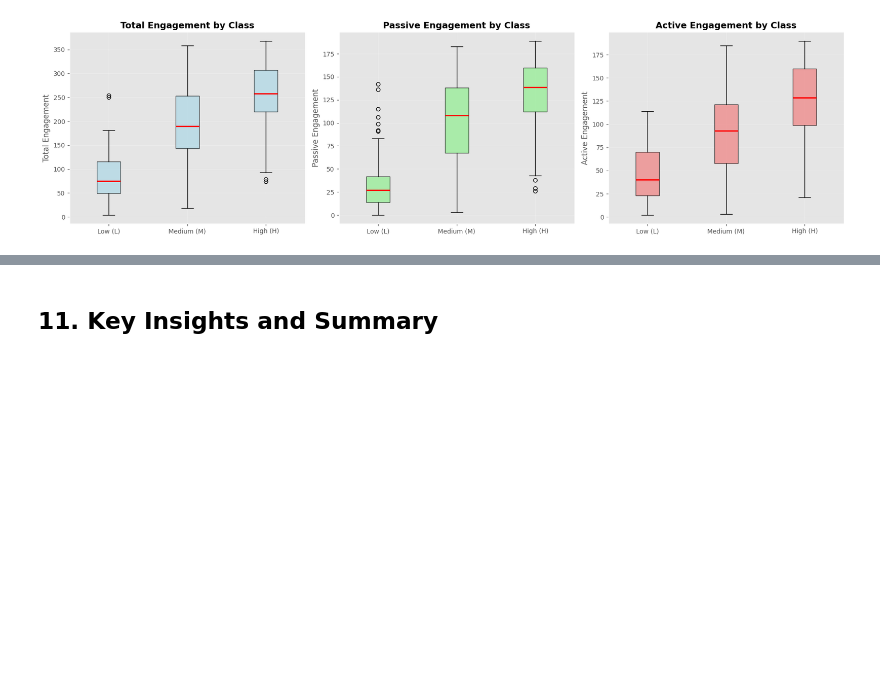
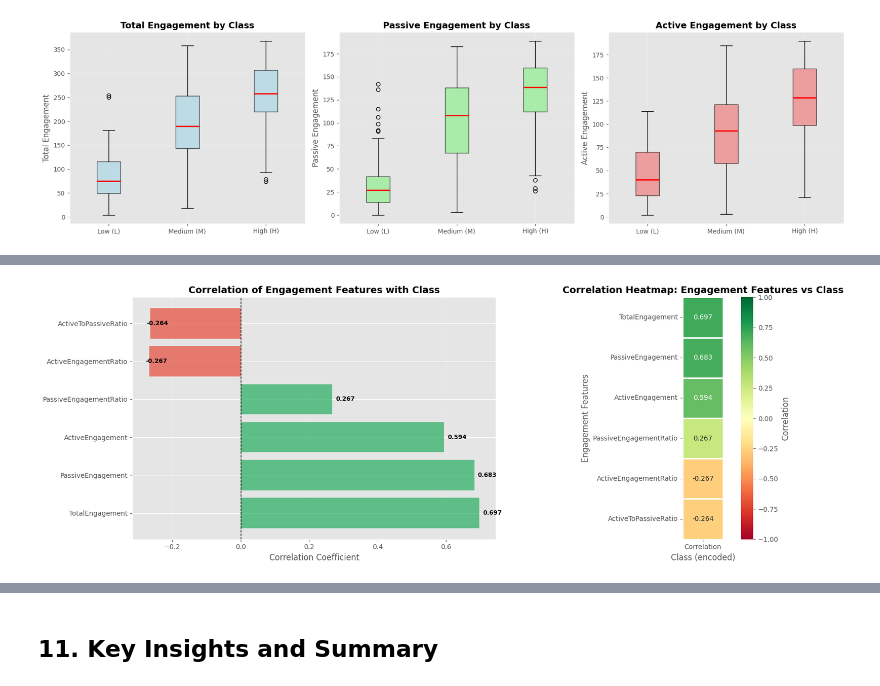
Before and after one commit to charakajg/uom-student-performance-analytics, a Jupyter notebook: pretests/charaka/xapi-edu-data.ipynb, the cells around one changed output, grey strips where cells are left out. Cells and saved outputs as stored; diff of their text form; code cells hidden in the pictures; blank space fills up the shorter version.

```diff
--- a/pretests/charaka/xapi-edu-data.ipynb
+++ b/pretests/charaka/xapi-edu-data.ipynb
@@ -650,6 +650,16 @@ df_clean['PassiveEngagement'] = (df_clean['VisitedResources'] +
 # Active Engagement: Participating/interacting (raising hands and discussions)
 df_clean['ActiveEngagement'] = (df_clean['raisedhands'] +
                                 df_clean['Discussion'])
+
+# Engagement ratio features
+# Passive engagement ratio (passive/total)
+df_clean['PassiveEngagementRatio'] = df_clean['PassiveEngagement'] / df_clean['TotalEngagement'].replace(0, np.nan)
+
+# Active engagement ratio (active/total)
+df_clean['ActiveEngagementRatio'] = df_clean['ActiveEngagement'] / df_clean['TotalEngagement'].replace(0, np.nan)
+
+# Active to passive ratio (active/passive)
+df_clean['ActiveToPassiveRatio'] = df_clean['ActiveEngagement'] / df_clean['PassiveEngagement'].replace(0, np.nan)
 
 # Visualize new features
 fig, axes = plt.subplots(1, 3, figsize=(18, 5))
@@ -694,3 +704,90 @@ plt.tight_layout()
 plt.show()
 # %% [output]
 [figure]
+# %%
+# Correlation analysis: Engagement features vs Target (Class)
+print("=" * 60)
+print("CORRELATION ANALYSIS: ENGAGEMENT FEATURES vs TARGET (CLASS)")
+print("=" * 60)
+
+# Encode target variable as numeric for correlation calculation (L=0, M=1, H=2)
+df_clean_encoded = df_clean.copy()
+class_mapping = {'L': 0, 'M': 1, 'H': 2}
+df_clean_encoded['Class_encoded'] = df_clean_encoded[target_col].map(class_mapping)
+
+# List of engagement features to analyze
+engagement_features = [
+    'TotalEngagement',
+    'PassiveEngagement',
+    'ActiveEngagement',
+    'PassiveEngagementRatio',
+    'ActiveEngagementRatio',
+    'ActiveToPassiveRatio'
+]
+
+# Calculate correlations with target
+correlations_with_target = {}
+for feature in engagement_features:
+    # Calculate Pearson correlation
+    corr = df_clean_encoded[feature].corr(df_clean_encoded['Class_encoded'])
+    correlations_with_target[feature] = corr
+
+# Create correlation dataframe
+corr_df = pd.DataFrame({
+    'Feature': engagement_features,
+    'Correlation with Class': [correlations_with_target[f] for f in engagement_features]
+}).sort_values('Correlation with Class', key=abs, ascending=False)
+
+print("\nCorrelation with Target (Class):")
+print("-" * 60)
+print(corr_df.to_string(index=False))
+print("\nNote: Class encoded as L=0, M=1, H=2")
+print("Positive correlation = higher values associated with higher class (H)")
+print("Negative correlation = higher values associated with lower class (L)")
+
+# Visualize correlations
+fig, axes = plt.subplots(1, 2, figsize=(16, 6))
+
+# Bar plot of correlations
+colors = ['#27ae60' if x > 0 else '#e74c3c' for x in corr_df['Correlation with Class']]
+axes[0].barh(range(len(corr_df)), corr_df['Correlation with Class'], color=colors, alpha=0.7)
+axes[0].set_yticks(range(len(corr_df)))
+axes[0].set_yticklabels(corr_df['Feature'], fontsize=10)
+axes[0].axvline(x=0, color='black', linestyle='--', linewidth=1)
+axes[0].set_xlabel('Correlation Coefficient', fontsize=12)
+axes[0].set_title('Correlation of Engagement Features with Class', fontsize=14, fontweight='bold')
+axes[0].grid(True, alpha=0.3, axis='x')
+
+# Add correlation values as text
+for idx, (i, row) in enumerate(corr_df.iterrows()):
+    corr_val = row['Correlation with Class']
+    axes[0].text(corr_val + 0.01 if corr_val > 0 else corr_val - 0.01,
+                 idx, f"{corr_val:.3f}",
+                 va='center', fontsize=9, fontweight='bold')
+
+# Heatmap of correlation matrix
+engagement_features_with_target = engagement_features + ['Class_encoded']
+corr_matrix = df_clean_encoded[engagement_features_with_target].corr()
+corr_with_class = corr_matrix[['Class_encoded']].drop('Class_encoded')
+corr_with_class.columns = ['Correlation']
+
+sns.heatmap(corr_with_class, annot=True, fmt='.3f', cmap='RdYlGn',
+           center=0, vmin=-1, vmax=1, cbar_kws={'label': 'Correlation'},
+           ax=axes[1], square=True, linewidths=1)
+axes[1].set_title('Correlation Heatmap: Engagement Features vs Class', fontsize=14, fontweight='bold')
+axes[1].set_ylabel('Engagement Features', fontsize=12)
+axes[1].set_xlabel('Class (encoded)', fontsize=12)
+
+plt.tight_layout()
+plt.show()
+
+# Summary statistics by class for engagement features
+print("\n" + "=" * 60)
+print("SUMMARY STATISTICS BY CLASS")
+print("=" * 60)
+for feature in engagement_features:
+    print(f"\n{feature}:")
+    print("-" * 40)
+    summary_by_class = df_clean.groupby(target_col)[feature].agg(['mean', 'median', 'std'])
+    print(summary_by_class.round(3))
+# %% [output]
@@ -696,0 +811 @@ plt.show()
+[figure, added]
```
Also changed, not shown: parts of 2 cells of this notebook.
